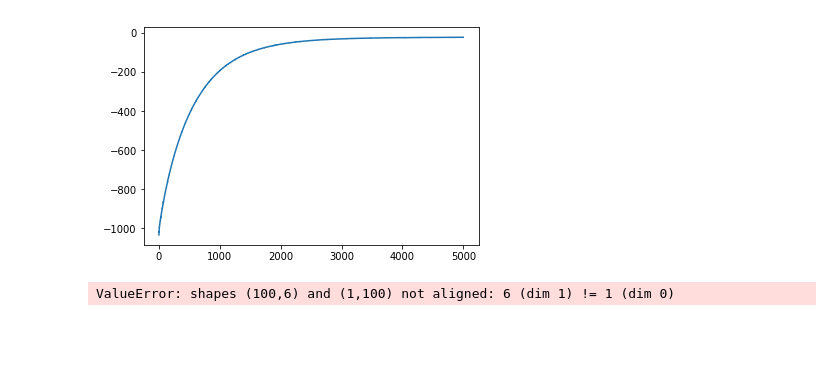
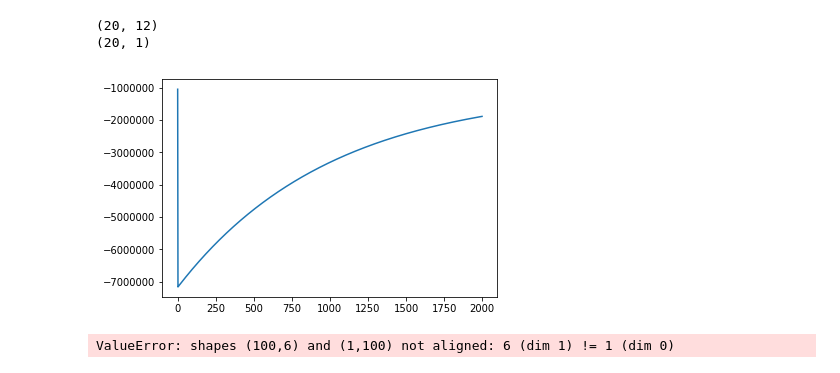
Before and after one commit to strayMat/bayesian-dropouts, a Jupyter notebook: GP gradient descent.ipynb, the cells around one changed output. Saved outputs shown, nothing was run; the diff lists cells and outputs as text; code cells hidden in the pictures; blank space fills up the shorter version.

Commit message:
update of gradient descent

```diff
--- a/GP gradient descent.ipynb
+++ b/GP gradient descent.ipynb
@@ -17,3 +97,37 @@ y = np.random.rand(10, 6)
+# %%
+x = np.random.rand(20, 12)
+y = np.random.rand(20, 1)
+
+y = [[  48.],
+       [ 111.],
+       [  65.],
+       [ 189.],
+       [  69.],
+       [  11.],
+       [ 117.],
+       [  48.],
+       [  24.],
+       [ 145.],
+       [ 325.],
+       [   7.],
+       [ 134.],
+       [ 205.],
+       [  28.],
+       [   6.],
+       [ 183.],
+       [  59.],
+       [ 349.],
+       [  23.]]
+
+
+
+y = np.array(y)
+x = np.array(x)
+print(x.shape)
+print(y.shape)
+# %% [output]
+(20, 12)
+(20, 1)
 # %%
 # dimensions for the NN:
 # input dimension
@@ -27,7 +141,7 @@ D = y.shape[1] # 6
 #1 - p1 : probability of dropping a line of the weight matrix
 
 
-def gradient_descent_dropout(x, y, p1, p2, sigma, tau, ep=0.0001, max_iter=10000, alpha = 0.0001):
+def gradient_descent_dropout(x, y, p1, p2, tau, ep=0.0001, max_iter=1000, alpha = 0.0001):
 
     res = []
     converged = False
@@ -41,6 +155,8 @@ def gradient_descent_dropout(x, y, p1, p2, sigma, tau, ep=0.0001, max_iter=10000
     M2 = np.random.normal(0., 1., (K, D))
     m = np.random.normal(0., 1., (1,K))
     L_GP_MC = 0
+
+    tau = p1/(2*0.01*N)
 
     for _ in tqdm(range(max_iter), desc="main loop"):
 
@@ -68,48 +184,48 @@ def gradient_descent_dropout(x, y, p1, p2, sigma, tau, ep=0.0001, max_iter=10000
             ynew =  y_pred - y[i]
             L_GP_MC -= tau*np.linalg.norm(ynew)**2
 
-            partial_Y_tild = 2*(y_pred - y)*tau
+            partial_Y_tild = 2*(y_pred - y[i])*tau
 
             z1 = np.diag(z1v[:,i])
             z2 = np.diag(z2v[:,i])
 
             # Computing Gradient for each parameters
 
-            grad_M2_tmp = np.dot(np.transpose(np.maximum(0, np.dot(np.matrix(x[i]), np.dot(z1, M1)) + m)), np.matrix(partial_Y_tild[i]))
+            grad_M2_tmp = np.dot(np.transpose(np.maximum(0, np.dot(np.matrix(x[i]), np.dot(z1, M1)) + m)), np.matrix(partial_Y_tild))
             grad_M2 += np.dot(z2, grad_M2_tmp)
 
             grad_m1 = (np.dot(np.matrix(x[i]), np.dot(z1, M1)) + m > 0)
-            grad_m2 = (np.dot(np.matrix(partial_Y_tild[i]), np.transpose(np.dot(z2, M2))))
+            grad_m2 = (np.dot(np.matrix(partial_Y_tild), np.transpose(np.dot(z2, M2))))
             grad_m += np.multiply(grad_m1, grad_m2)
 
             grad_M11 = np.transpose(np.matrix(x[i]))
-            grad_M12 = np.multiply(np.dot(np.matrix(partial_Y_tild[i]), np.transpose(np.dot(z2, M2))), (np.dot(np.matrix(x[i]), np.dot(z1, M1)) + m > 0))
+            grad_M12 = np.multiply(np.dot(np.matrix(partial_Y_tild), np.transpose(np.dot(z2, M2))), (np.dot(np.matrix(x[i]), np.dot(z1, M1)) + m > 0))
             grad_M1 += np.dot(z1, np.dot(grad_M11, grad_M12))
 
 
         grad_M1 += p1 * M1
         grad_M2 += p2 * M2
         grad_m += m
 
         # update M
         M1 -= alpha * grad_M1
         M2 -= alpha * grad_M2
         m -= alpha * grad_m
 
         res.append(L_GP_MC)
 
         if(np.abs(L_tmp - L_GP_MC) < ep):
             print("break")
             return res, M1, M2, m
 
     return res, M1, M2, m
 
 
-pl = gradient_descent_dropout(x, y, 0.8, 0.8, 0.3, 0.4, ep=1e-7, max_iter=5000, alpha = 0.001)
+pl = gradient_descent_dropout(x, y, 1, 1, 0.1, ep=1e-7, max_iter=2000, alpha = 0.0005)
 plt.plot(pl[0])
 plt.show()
 # %% [output]
-[figure, old version]
+[figure, new version]
 # %%
 # use of M1, M2, m
 
```
Also changed, not shown: parts of 3 cells of this notebook, 4 other files.
